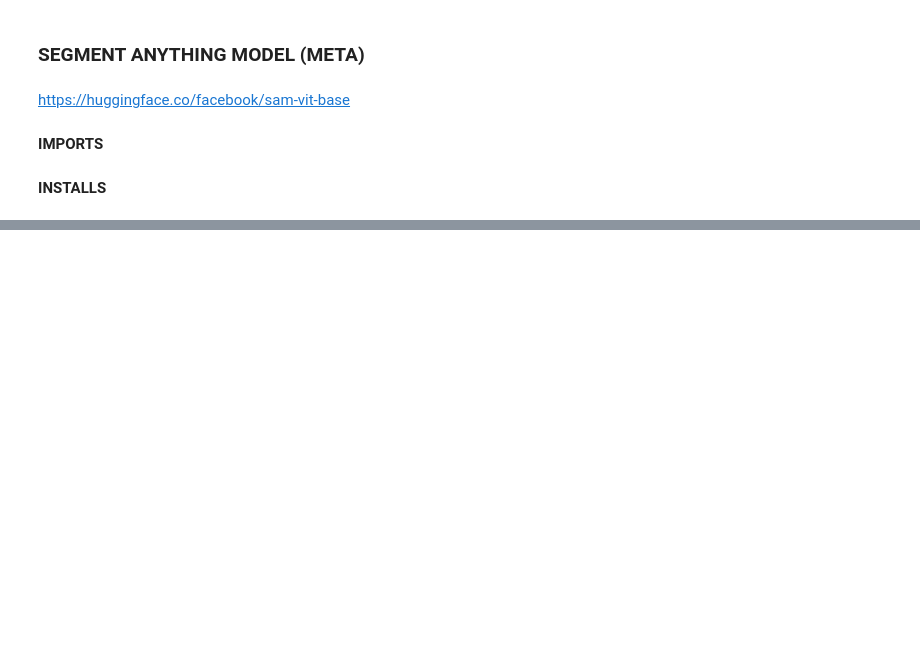
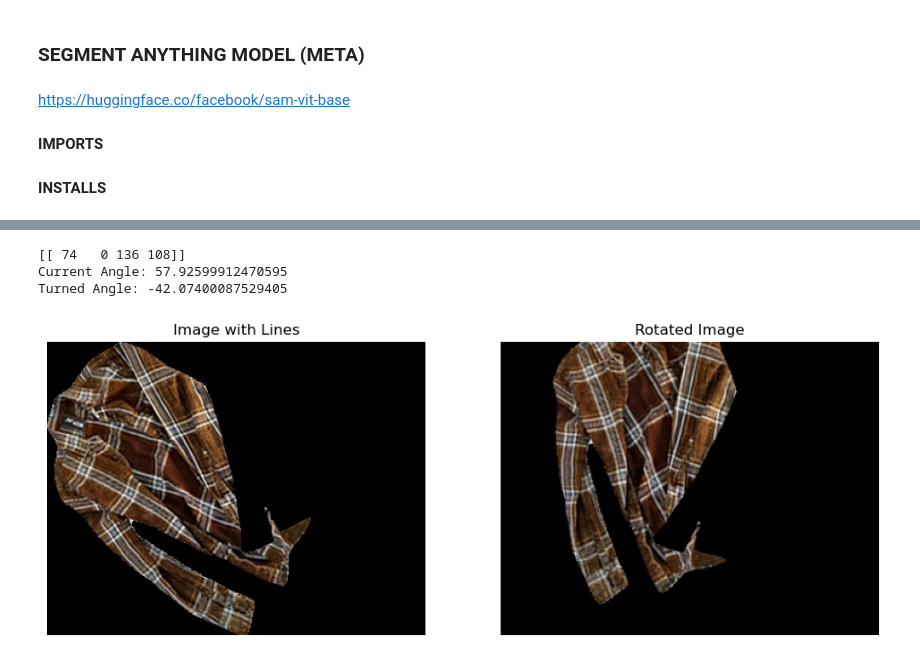
Before and after one commit to kohnmart/master-projekt, a Jupyter notebook: notebooks/pytorch/segmentation/sam_segmentation.ipynb, the cells around one changed output, grey strips where cells are left out. Saved outputs shown, nothing was run; the diff lists cells and outputs as text; code cells hidden in the pictures; blank space fills up the shorter version.

```diff
--- a/notebooks/pytorch/segmentation/sam_segmentation.ipynb
+++ b/notebooks/pytorch/segmentation/sam_segmentation.ipynb
@@ -139,0 +139,69 @@ for i, ann in enumerate(masks_greater_than_20000):
+# %%
+import cv2
+import numpy as np
+import matplotlib.pyplot as plt
+
+def correct_rotation_and_display_with_lines(image_path):
+    # Load image
+    image = cv2.imread(image_path)
+    image = cv2.cvtColor(image, cv2.COLOR_BGR2RGB)  # Convert from BGR to RGB for displaying
+    # Convert to grayscale
+    gray = cv2.cvtColor(image, cv2.COLOR_RGB2GRAY)
+    # Detect edges
+    edges = cv2.Canny(gray, 50, 150, apertureSize=3)
+    # Use Hough Line Transform to detect lines
+    lines = cv2.HoughLinesP(edges, 1, np.pi/180, threshold=100, minLineLength=100, maxLineGap=10)
+
+    print(lines[0])
+
+    if lines is not None:
+        for line in lines:
+            x1, y1, x2, y2 = line[0]
+            #cv2.line(image, (x1, y1), (x2, y2), (255, 0, 0), 3)  # Draw lines in red
+
+    # Calculate average angle of lines
+    angle = np.mean([np.arctan2(y2 - y1, x2 - x1) for line[0] in lines])
+
+    # Convert angle to degrees
+    angle_degrees = angle * 180 / np.pi
+
+    print("Current Angle: " + str(angle_degrees))
+
+    if angle < 0:
+        angle_degrees = angle_degrees + 90
+    else:
+        angle_degrees = -100 + angle_degrees
+
+
+    print("Turned Angle: " + str(angle_degrees))
+
+    # Rotate image to align
+    height, width = image.shape[:2]
+    rotation_matrix = cv2.getRotationMatrix2D((width/2, height/2), angle_degrees, 1)
+    rotated_image = cv2.warpAffine(image, rotation_matrix, (width, height))
+
+    # Display the original and rotated image using matplotlib
+    plt.figure(figsize=(12, 6))
+    plt.subplot(121)
+    plt.imshow(image)
+    plt.title('Image with Lines')
+    plt.axis('off')
+
+    plt.subplot(122)
+    plt.imshow(rotated_image)
+    plt.title('Rotated Image')
+    plt.axis('off')
+
+    plt.show()
+
+
+file_name = 'tshirt_0073.jpg'
+
+img_path = get_training_data_path(file_name)
+# Example usage
+correct_rotation_and_display_with_lines(img_path)
+# %% [output]
+[[ 74   0 136 108]]
+Current Angle: 57.92599912470595
+Turned Angle: -42.07400087529405
+[figure, added]
```
Also changed, not shown: parts of 4 cells of this notebook.
